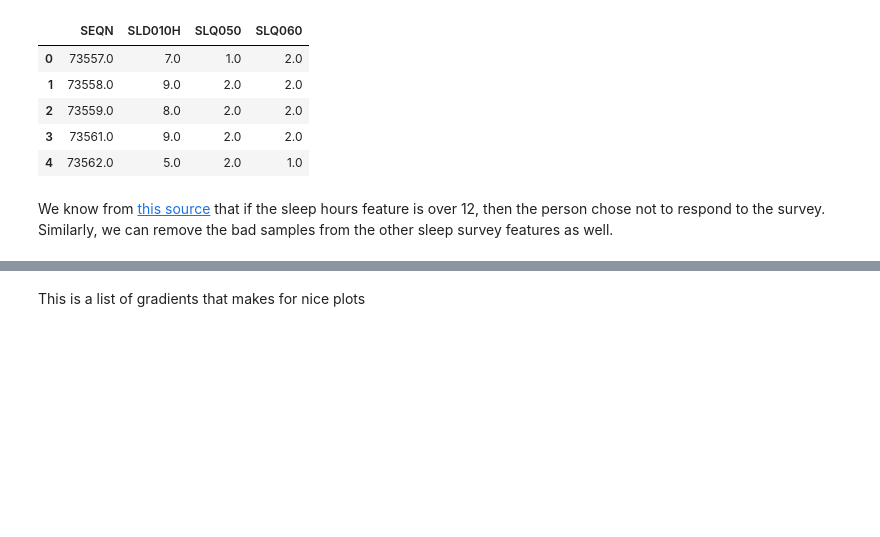
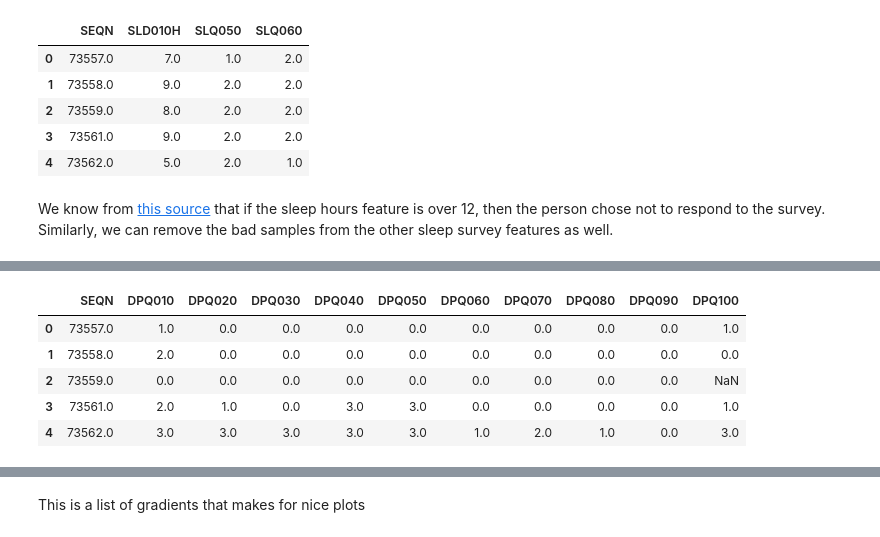
Before and after one commit to spencerbertsch1/DS4H, a Jupyter notebook: notebooks/DS4H_EDA.ipynb, the cells around one changed output, grey strips where cells are left out. Saved outputs shown, nothing was run; the diff lists cells and outputs as text; code cells hidden in the pictures; blank space fills up the shorter version.

```diff
--- a/notebooks/DS4H_EDA.ipynb
+++ b/notebooks/DS4H_EDA.ipynb
@@ -131,0 +151,12 @@ df_sleep = df_sleep[df_sleep['SLQ060'] <= 2]
+# %%
+df_depression_path: str = base_path + 'DPQ_H.XPT'
+df_depression: pd.DataFrame = pd.read_sas(df_depression_path)
+df_depression = round(df_depression, 6)
+df_depression.head()
+# %% [output]
+|  | SEQN | DPQ010 | DPQ020 | DPQ030 | DPQ040 | DPQ050 | DPQ060 | DPQ070 | DPQ080 | DPQ090 | DPQ100 |
+| 0 | 73557.0 | 1.0 | 0.0 | 0.0 | 0.0 | 0.0 | 0.0 | 0.0 | 0.0 | 0.0 | 1.0 |
+| 1 | 73558.0 | 2.0 | 0.0 | 0.0 | 0.0 | 0.0 | 0.0 | 0.0 | 0.0 | 0.0 | 0.0 |
+| 2 | 73559.0 | 0.0 | 0.0 | 0.0 | 0.0 | 0.0 | 0.0 | 0.0 | 0.0 | 0.0 | NaN |
+| 3 | 73561.0 | 2.0 | 1.0 | 0.0 | 3.0 | 3.0 | 0.0 | 0.0 | 0.0 | 0.0 | 1.0 |
+| 4 | 73562.0 | 3.0 | 3.0 | 3.0 | 3.0 | 3.0 | 1.0 | 2.0 | 1.0 | 0.0 | 3.0 |
```
Also changed, not shown: parts of 15 cells of this notebook.
